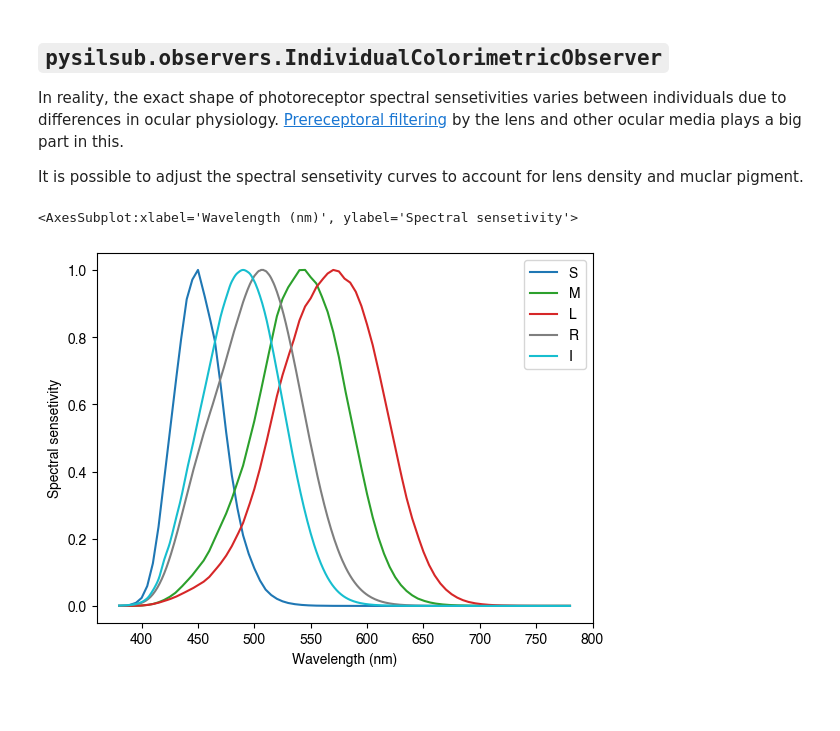
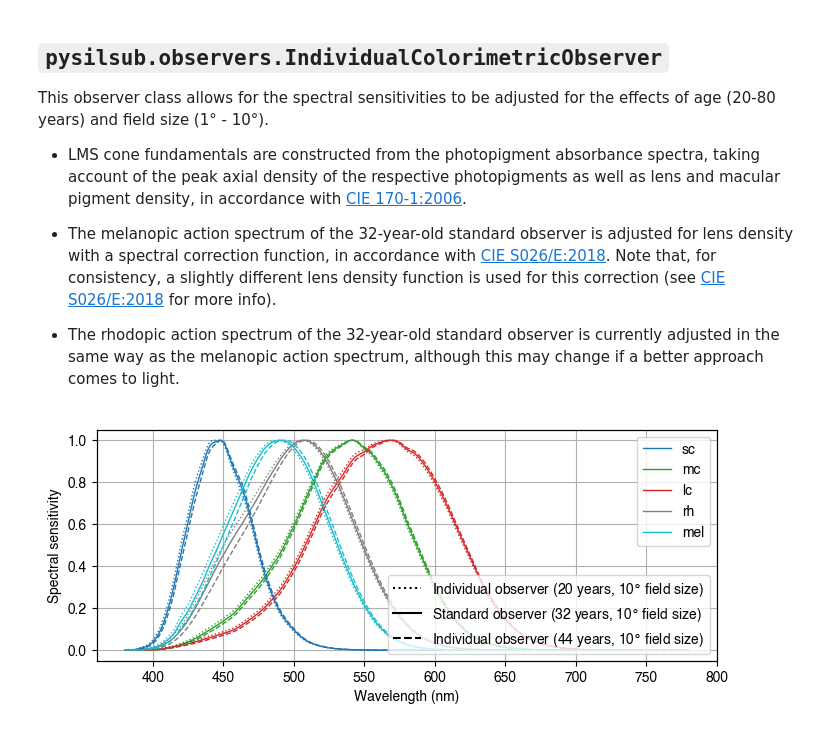
Before and after one commit to PySilentSubstitution/pysilsub, a Jupyter notebook: docs/source/03a_colorimetric_observers.ipynb, the cells around one changed output. Saved outputs shown, nothing was run; the diff lists cells and outputs as text; code cells hidden in the pictures; blank space fills up the shorter version.

```diff
--- a/docs/source/03a_colorimetric_observers.ipynb
+++ b/docs/source/03a_colorimetric_observers.ipynb
@@ -25,14 +72,31 @@ observer.plot_action_spectra()
 # %% [markdown]
 
 `pysilsub.observers.IndividualColorimetricObserver`
----------------------------------------------------
+-------------------------------------------------------------
 
-In reality, the exact shape of photoreceptor spectral sensetivities varies between individuals due to differences in ocular physiology. [Prereceptoral filtering](./07b_prereceptoral_filtering.ipynb) by the lens and other ocular media plays a big part in this.
+This observer class allows for the spectral sensitivities to be adjusted for the effects of age (20-80 years) and field size (1&deg; - 10&deg;).
 
-It is possible to adjust the spectral sensetivity curves to account for lens density and muclar pigment.
+
+  - LMS cone fundamentals are constructed from the photopigment absorbance spectra, taking account of the peak axial density of the respective photopigments as well as lens and macular pigment density, in accordance with [CIE 170-1:2006](https://cie.co.at/publications/fundamental-chromaticity-diagram-physiological-axes-part-1).
+
+  - The melanopic action spectrum of the 32-year-old standard observer is adjusted for lens density with a spectral correction function, in accordance with [CIE S026/E:2018](https://cie.co.at/publications/cie-system-metrology-optical-radiation-iprgc-influenced-responses-light-0). Note that, for consistency, a slightly different lens density function is used for this correction (see [CIE S026/E:2018](https://cie.co.at/publications/cie-system-metrology-optical-radiation-iprgc-influenced-responses-light-0) for more info).
+
+  - The rhodopic action spectrum of the 32-year-old standard observer is currently adjusted in the same way as the melanopic action spectrum, although this may change if a better approach comes to light.
 # %%
-observer = observers.IndividualColorimetricObserver(age=60, field_size=10)
-observer.plot_action_spectra()
+standard_observer = observers.IndividualColorimetricObserver(age=32, field_size=10)
+individual_observer_20 = observers.IndividualColorimetricObserver(age=20, field_size=10)
+individual_observer_44 = observers.IndividualColorimetricObserver(age=44, field_size=10)
+
+ax = standard_observer.plot_action_spectra(figsize=(8, 3), lw=1, grid=True)
+
+individual_observer_20.plot_action_spectra(ax=ax, ls=':', lw=1, grid=True, legend=False)
+individual_observer_44.plot_action_spectra(ax=ax, ls='--', lw=1, grid=True, legend=False)
+
+twinax = ax.twinx()
+twinax.plot([], ls=':', c='k', label='Individual observer (20 years, 10$\degree$ field size)')
+twinax.plot([], ls='-', c='k', label='Standard observer (32 years, 10$\degree$ field size)')
+twinax.plot([], ls='--', c='k', label='Individual observer (44 years, 10$\degree$ field size)')
+twinax.set_yticks([])
+twinax.legend(loc='lower right');
 # %% [output]
-<AxesSubplot:xlabel='Wavelength (nm)', ylabel='Spectral sensetivity'>
-[figure, old version]
+[figure, new version]
```
Also changed, not shown: parts of 4 cells of this notebook, 34 other files.
